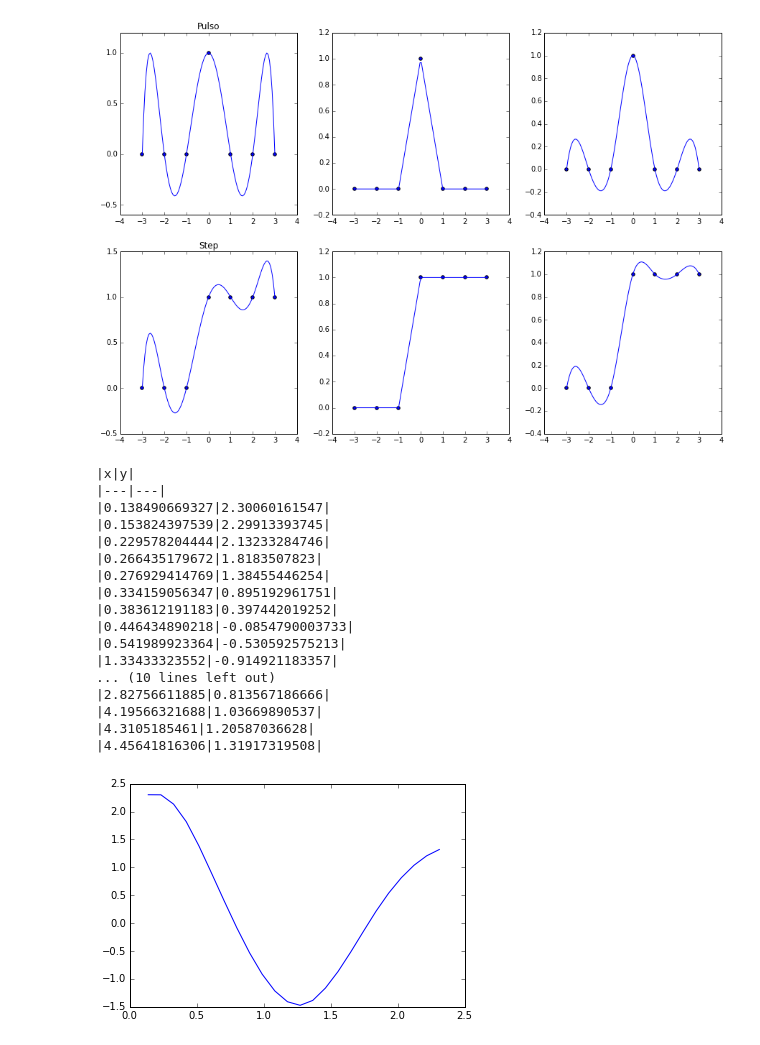
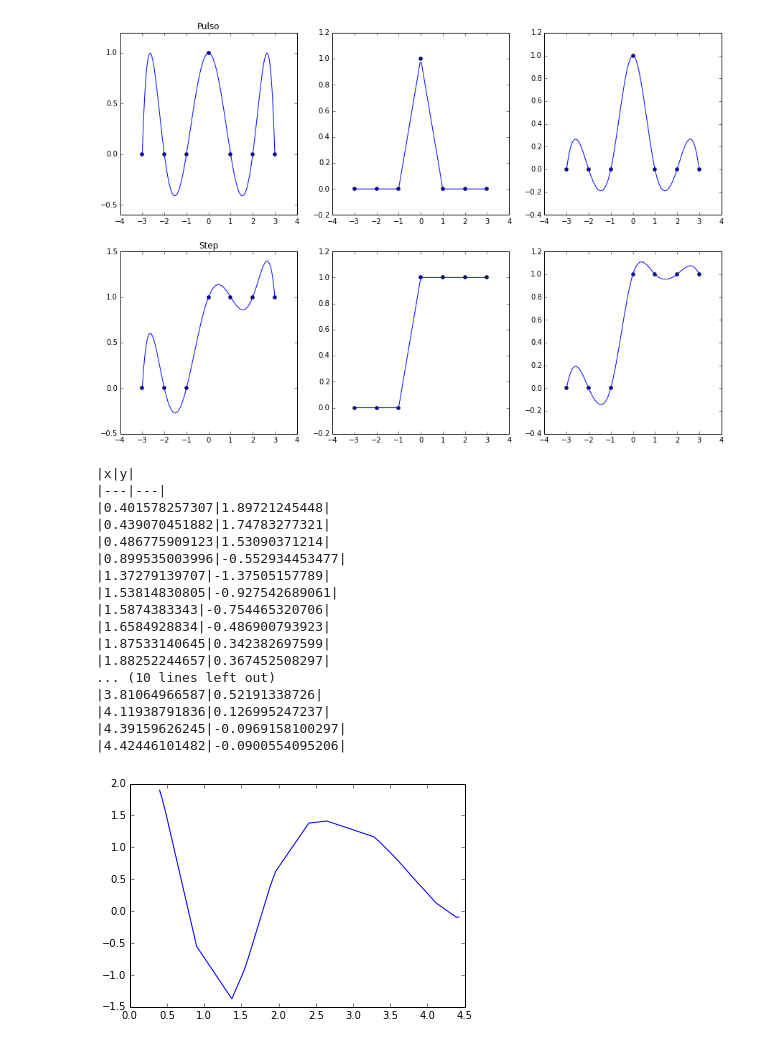
Before and after one commit to Cohnan/CompMathPhysics, a Jupyter notebook: Talleres/Taller4/desarrolloTaller4.ipynb, the cells around one changed output. Drawn from its saved outputs; the diff is of its cells as text; code cells hidden in the pictures.

Commit message:
Archivo no agregado en el interior commit

```diff
--- a/Talleres/Taller4/desarrolloTaller4.ipynb
+++ b/Talleres/Taller4/desarrolloTaller4.ipynb
@@ -18,14 +12,17 @@ x1 = array([0., np.pi/2, np.pi, 3*np.pi/2, 2*np.pi])
 x2 = np.linspace(0, 2*np.pi, 10)
 x3 = np.linspace(0, 2*np.pi, 20)
 
+# Interpolacones con 5 datos
 lag1 = lagrange(x1, sin(x1))
 lin1 = interp1d(x1, sin(x1), kind = 'slinear')
 cub1 = interp1d(x1, sin(x1), kind = 'cubic')
 
+# Interpolacones con 10 datos
 lag2 = lagrange(x2, sin(x2))
 lin2 = interp1d(x2, sin(x2), kind = 'slinear')
 cub2 = interp1d(x2, sin(x2), kind = 'cubic')
 
+# Interpolacones con 20 datos
 lag3 = lagrange(x3, sin(x3))
 lin3 = interp1d(x3, sin(x3), kind = 'slinear')
 cub3 = interp1d(x3, sin(x3), kind = 'cubic')
@@ -86,6 +83,7 @@ ax9.plot(x, cub3(x), 'k-')
 
 tit3 = ax7.set_title("Cubic Spline")
 
+# Graficación del seno en un color claro en cada gráfico de una interpolación
 for i in range(9):
     eval("ax" + str(i+1) + ".plot(x, sin(x), 'c-')")
 
@@ -97,9 +95,19 @@ numDoings = 3
 interps = ["lag", "lin", "cub"]
 
 def hola(x): return 1
+# Creación e impresión de funciones que evaluen la distancia entre cada una la funciones y calcule el error porcentual. (La distancia está configurada para que la del seno sea 1)
 
 for inter in interps:
     for i in range(1, numDoings + 1):
+        # Hace funciones que evalúan el cuadrado de la diferencia entre las funciones
+        exec("def " + inter + str(i) + "Integ(x): return (sin(x) -" + inter + str(i) + "(x))**2")
+
+        # Imprime un texto para formato, luego hace la integral del cuadrado anterior, saca su raiz cuadrada y
+        # lo escala de modo que esto represente un producto interno, donde la raiz del producto interno de una
+        #función consigo misma sea su magnitud y se escala de modo que el seno tenga una magnitud de 1,
+        # y finalmente se multplica por 100 para que sea un porcentaje.
+        print "El error porcentual de la distancia entre las funciones " + inter + str(i) + "(x) y seno(x) es de %" + \
+        str(eval("100 * (1/np.pi)* sqrt(quad(" + inter + str(i) + "Integ, 0, np.pi)[0])"))
         exec("def " + inter + str(i) + "Integ(x): return 0.5 * 100 * abs(sin(x) -" + inter + str(i) + "(x))")
         print "El error porcentual de la distancia entre las funciones " + inter + str(i) + "(x) y seno(x) es de " + \
         str(eval("np.sqrt(quad(" + inter + str(i) + "Integ, 0, np.pi)[0])"))
@@ -168,39 +175,48 @@ for i in range(4, 7):
 # %%
 data = genfromtxt('tabla.tsv', delimiter = '\t')
 
 xd = data[:, 0]
 yd = data[:, 1]
 
+# Interpolación de los datos
 cub = interp1d(xd, yd, kind = 'cubic')
 
 fig = figure('Punto 3')
 ax = fig.add_subplot(111)
 
-x = np.linspace(min(xd), max(yd), len(xd))
+# Generación de x's uniformemente espaciados
+#x = np.linspace(min(xd), max(yd), len(xd))
+x = array([])
+for i in range(len(xd)):
+    x = np.append(x, [np.random.uniform(min(xd), max(xd))])
+
+x = np.sort(x)
+
 line, = ax.plot(x, cub(x))
 
+xNew = line.get_xdata()
 yNew = line.get_ydata()
 
 print "|x|y|"
 print "|---|---|"
 for i in range(len(x)):
-    print "|" + str(xd[i]) + "|" + str(yNew[i]) + "|"
+    print "|" + str(xNew[i]) + "|" + str(yNew[i]) + "|"
 # %% [output]
 |x|y|
 |---|---|
-|0.138490669327|2.30060161547|
-|0.153824397539|2.29913393745|
-|0.229578204444|2.13233284746|
-|0.266435179672|1.8183507823|
-|0.276929414769|1.38455446254|
-|0.334159056347|0.895192961751|
-|0.383612191183|0.397442019252|
-|0.446434890218|-0.0854790003733|
-|0.541989923364|-0.530592575213|
-|1.33433323552|-0.914921183357|
+|0.401578257307|1.89721245448|
+|0.439070451882|1.74783277321|
+|0.486775909123|1.53090371214|
+|0.899535003996|-0.552934453477|
+|1.37279139707|-1.37505157789|
+|1.53814830805|-0.927542689061|
+|1.5874383343|-0.754465320706|
+|1.6584928834|-0.486900793923|
+|1.87533140645|0.342382697599|
+|1.88252244657|0.367452508297|
 ... (10 lines left out)
-|2.82756611885|0.813567186666|
-|4.19566321688|1.03669890537|
-|4.3105185461|1.20587036628|
-|4.45641816306|1.31917319508|
+|3.81064966587|0.52191338726|
+|4.11938791836|0.126995247237|
+|4.39159626245|-0.0969158100297|
+|4.42446101482|-0.0900554095206|
-[figure, old version]
+[figure, new version]
```
Also changed, not shown: parts of 2 cells of this notebook.
